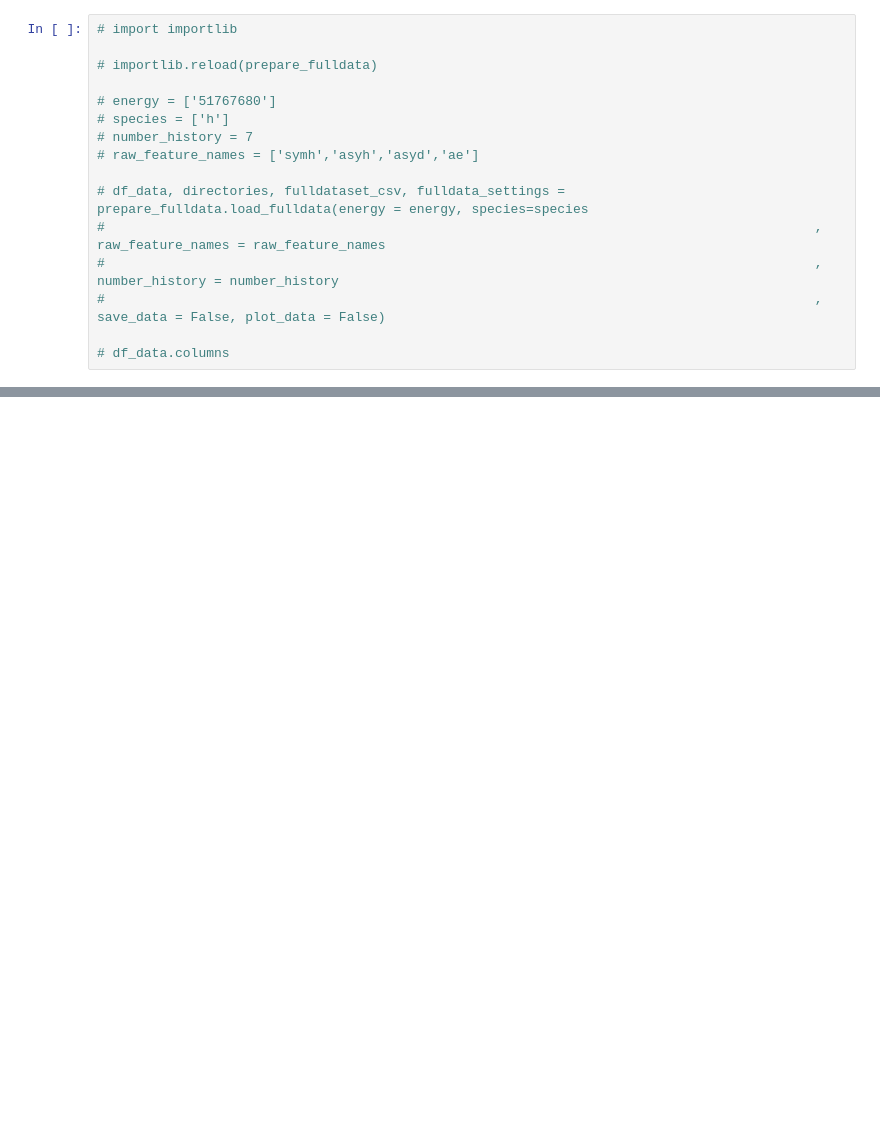
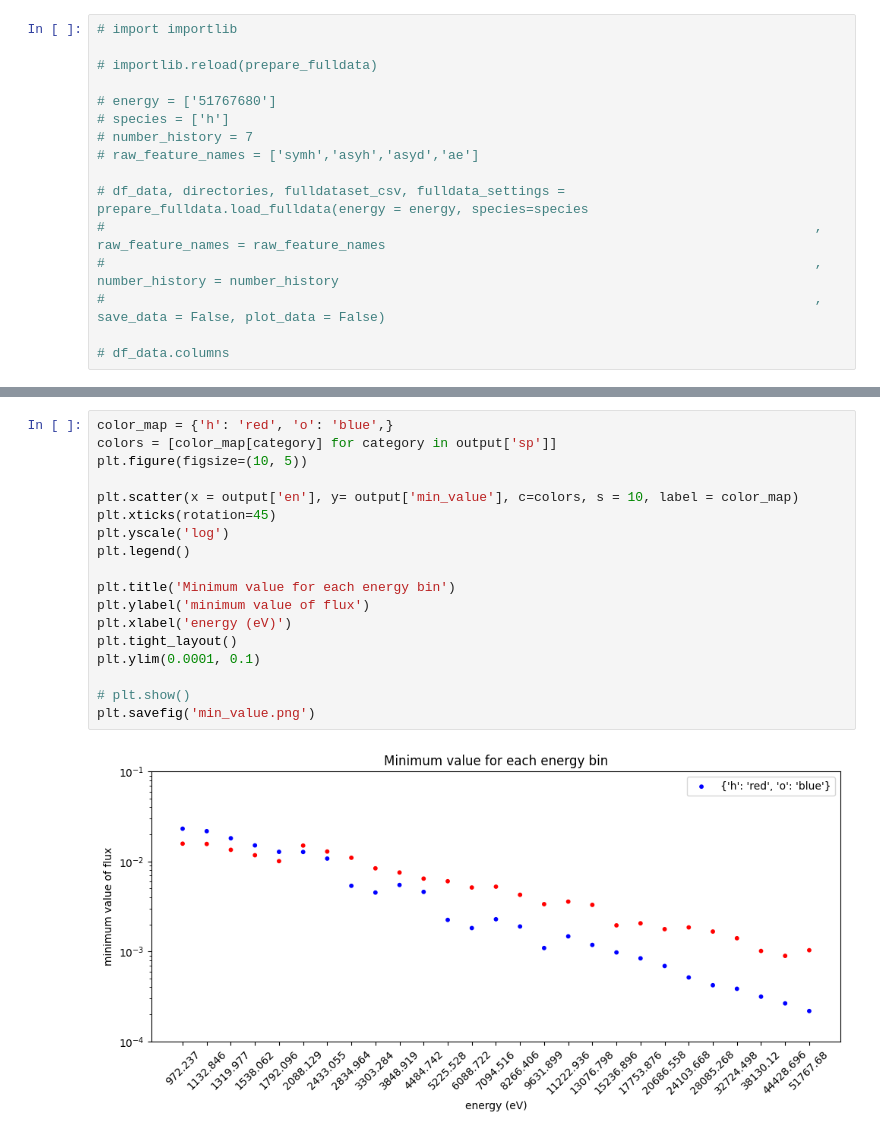
Before and after one commit to TechCoderYorktown/ml_ringcurrent_ion, a Jupyter notebook: 00_rbsp_hope_script_prepare_fulldata.ipynb, the cells around one changed output, grey strips where cells are left out. Cells and saved outputs as stored; diff of their text form; blank space fills up the shorter version.

```diff
--- a/00_rbsp_hope_script_prepare_fulldata.ipynb
+++ b/00_rbsp_hope_script_prepare_fulldata.ipynb
@@ -192,0 +143,20 @@ output
+# %%
+color_map = {'h': 'red', 'o': 'blue',}
+colors = [color_map[category] for category in output['sp']]
+plt.figure(figsize=(10, 5))
+
+plt.scatter(x = output['en'], y= output['min_value'], c=colors, s = 10, label = color_map)
+plt.xticks(rotation=45)
+plt.yscale('log')
+plt.legend()
+
+plt.title('Minimum value for each energy bin')
+plt.ylabel('minimum value of flux')
+plt.xlabel('energy (eV)')
+plt.tight_layout()
+plt.ylim(0.0001, 0.1)
+
+# plt.show()
+plt.savefig('min_value.png')
+# %% [output]
+[figure, added]
```
Also changed, not shown: parts of 21 cells of this notebook, 4 other files.
